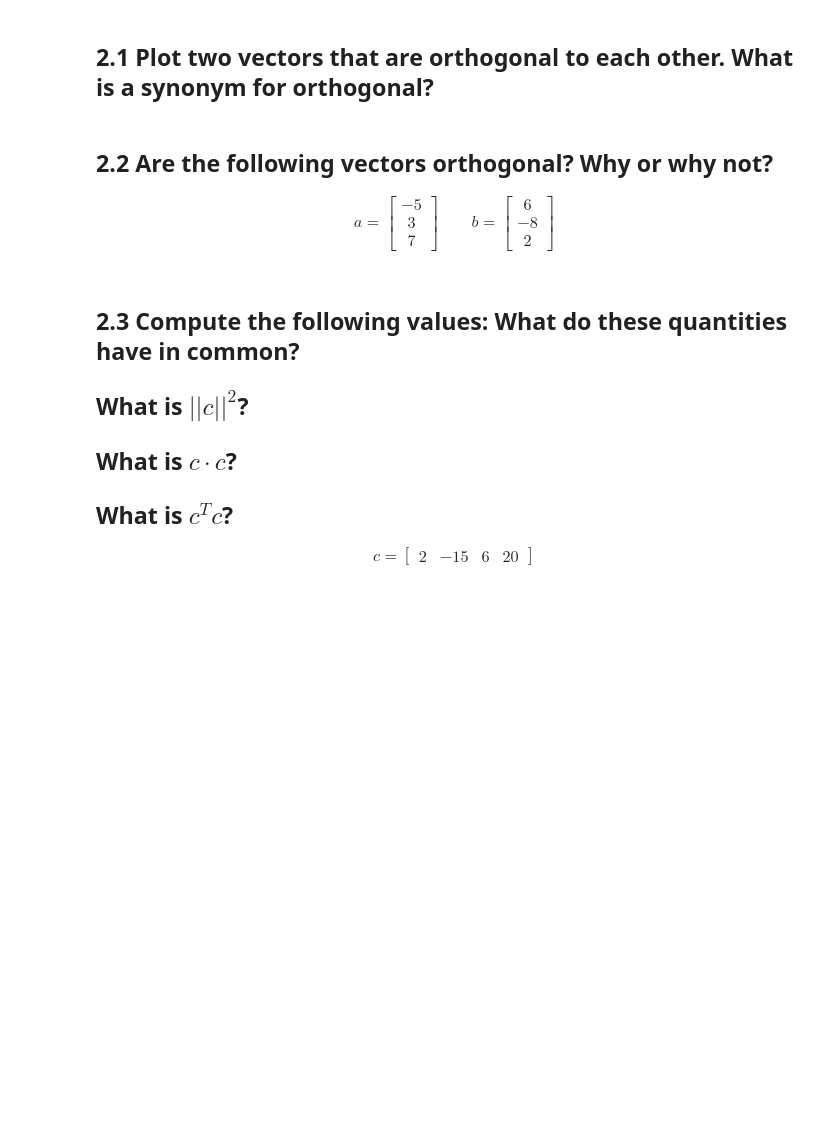
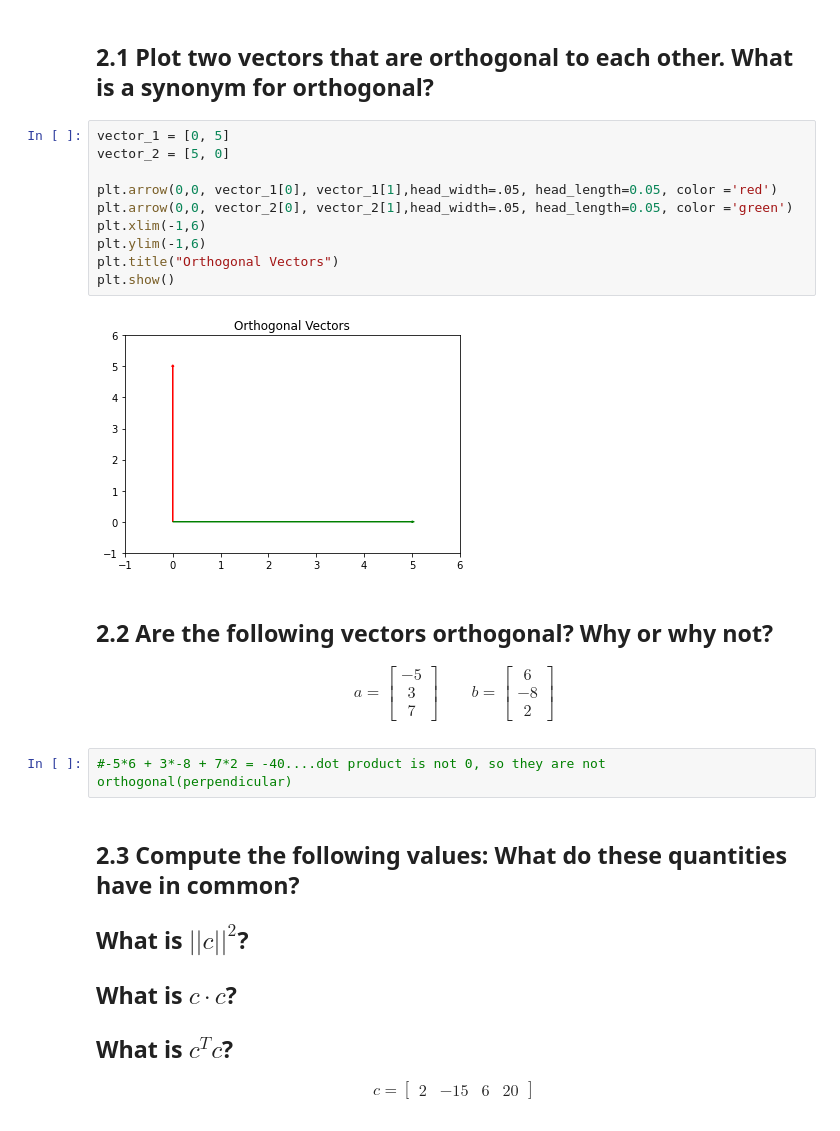
Before and after one commit to jberkow713/DS-Unit-1-Sprint-3-Linear-Algebra, a Jupyter notebook: JBERKOW_REAL_Intermediate_Linear_Algebra_Assignment.ipynb, the cells around one changed output. Saved outputs shown, nothing was run; the diff lists cells and outputs as text; blank space fills up the shorter version.

```diff
--- a/JBERKOW_REAL_Intermediate_Linear_Algebra_Assignment.ipynb
+++ b/JBERKOW_REAL_Intermediate_Linear_Algebra_Assignment.ipynb
@@ -58,6 +96,18 @@ Covariance =
 # Orthogonality
 # %% [markdown]
 ## 2.1 Plot two vectors that are orthogonal to each other. What is a synonym for orthogonal?
+# %%
+vector_1 = [0, 5]
+vector_2 = [5, 0]
+
+plt.arrow(0,0, vector_1[0], vector_1[1],head_width=.05, head_length=0.05, color ='red')
+plt.arrow(0,0, vector_2[0], vector_2[1],head_width=.05, head_length=0.05, color ='green')
+plt.xlim(-1,6)
+plt.ylim(-1,6)
+plt.title("Orthogonal Vectors")
+plt.show()
+# %% [output]
+[figure, added]
 # %% [markdown]
 ## 2.2 Are the following vectors orthogonal? Why or why not?
 
@@ -66,6 +116,8 @@ a = \begin{bmatrix} -5 \\ 3 \\ 7 \end{bmatrix}
 \qquad
 b = \begin{bmatrix} 6 \\ -8 \\ 2 \end{bmatrix}
 \end{align}
+# %%
+#-5*6 + 3*-8 + 7*2 = -40....dot product is not 0, so they are not orthogonal(perpendicular)
 # %% [markdown]
 ## 2.3 Compute the following values: What do these quantities have in common?
 
```
Also changed, not shown: parts of 15 cells of this notebook.
